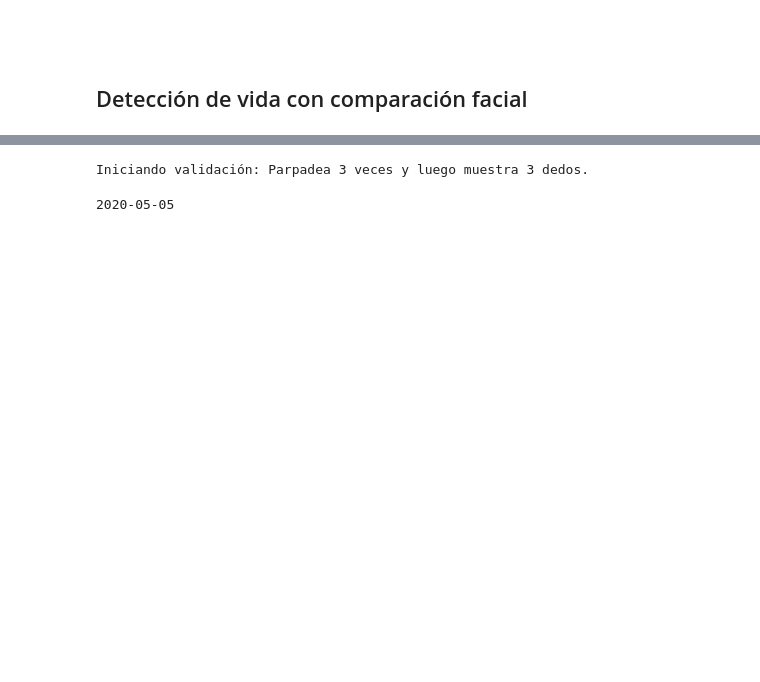
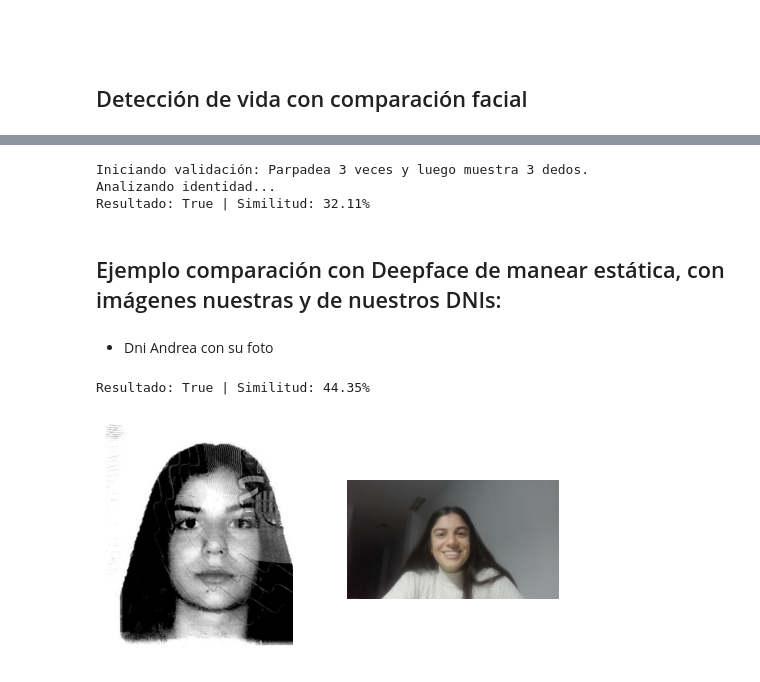
Before and after one commit to vicSA5/FacePhi-Challenge-2026-Bi-metrics, a Jupyter notebook: main.ipynb, the cells around one changed output, grey strips where cells are left out. Drawn from its saved outputs; the diff is of its cells as text; code cells hidden in the pictures; blank space fills up the shorter version.

```diff
--- a/main.ipynb
+++ b/main.ipynb
@@ -617,9 +639,11 @@ verificaciones = {
 
 resultado_final = {
     "datos": copy.deepcopy(delante),
-    "verificaciones": verificaciones
+    "verificaciones": verificaciones,
+    "decision_final": ""
 }
 
+# Pasamos a formato string las fechas porque sino da error la librería JSON
 resultado_final["datos"]["fecha_nacimiento"] = resultado_final["datos"]["fecha_nacimiento"].strftime("%Y-%m-%d")
 resultado_final["datos"]["fecha_emision"] = resultado_final["datos"]["fecha_emision"].strftime("%Y-%m-%d")
 resultado_final["datos"]["fecha_validez"] = resultado_final["datos"]["fecha_validez"].strftime("%Y-%m-%d")
@@ -642,5 +708,5 @@ parpadoInf = [145]
 # %%
-# Configuración Inicial Mediapipe
+# configuración de mediapipe
 mp_face_mesh = mp.solutions.face_mesh
 face_mesh = mp_face_mesh.FaceMesh(refine_landmarks=True)
 mp_hands = mp.solutions.hands
@@ -661,7 +727,6 @@ webcamTermina = False
 numeroDedos = random.randint(1,5)
 
 def leerFoto(image_file_path: str):
-    # Abrimos, cropeamos, giramos y aumentamos para mejor lectura
     img = Image.open(image_file_path).convert('L')
 
     ancho, alto = img.size
@@ -744,7 +809,7 @@ if webcamTermina:
     print("Analizando identidad...")
     try:
         resultado = DeepFace.verify(
-            img1_path = leerFoto("./dni_fotos/afront.jpg"),
+            img1_path = leerFoto("./dni_fotos/vfront.jpg"),
             img2_path = "captura_persona.jpg",
             model_name = "VGG-Face",
             detector_backend = "opencv",
@@ -756,7 +821,39 @@ if webcamTermina:
         print(f"Error en matching: {e}")
 # %% [output]
 Iniciando validación: Parpadea 3 veces y luego muestra 3 dedos.
+Analizando identidad...
+Resultado: True | Similitud: 32.11%
-# %%
-print(date(2020, 5, 5).strftime("%Y-%m-%d"))
-# %% [output]
-2020-05-05
+# %% [markdown]
+## Ejemplo comparación con Deepface de manear estática, con imágenes nuestras y de nuestros DNIs:
+# %%
+def compararFotos(img1, img2):
+    resultado = DeepFace.verify(
+        img1_path = img1,
+        img2_path = img2,
+        model_name = "VGG-Face",
+        detector_backend = "opencv",
+        distance_metric = "cosine")
+
+    similitud = (1 - resultado["distance"]) * 100
+    print(f"Resultado: {resultado['verified']} | Similitud: {similitud:.2f}%")
+
+    fig, (ax1, ax2) = plt.subplots(1, 2, figsize=(6, 3))
+
+    im1 = cv2.imread(img1)
+    im1 = cv2.cvtColor(im1, cv2.COLOR_BGR2RGB)
+    ax1.imshow(im1)
+    ax1.axis('off')
+
+    im2 = cv2.imread(img2)
+    im2 = cv2.cvtColor(im2, cv2.COLOR_BGR2RGB)
+    ax2.imshow(im2)
+    ax2.axis('off')
+
+    plt.show()
+# %% [markdown]
+- Dni Andrea con su foto
+# %%
+compararFotos("./cara dni/dniAnd.jpg","./cara dni/fotoAnd.jpg")
+# %% [output]
+Resultado: True | Similitud: 44.35%
+[figure, added]
```
Also changed, not shown: parts of 28 cells of this notebook, 7 other files.
